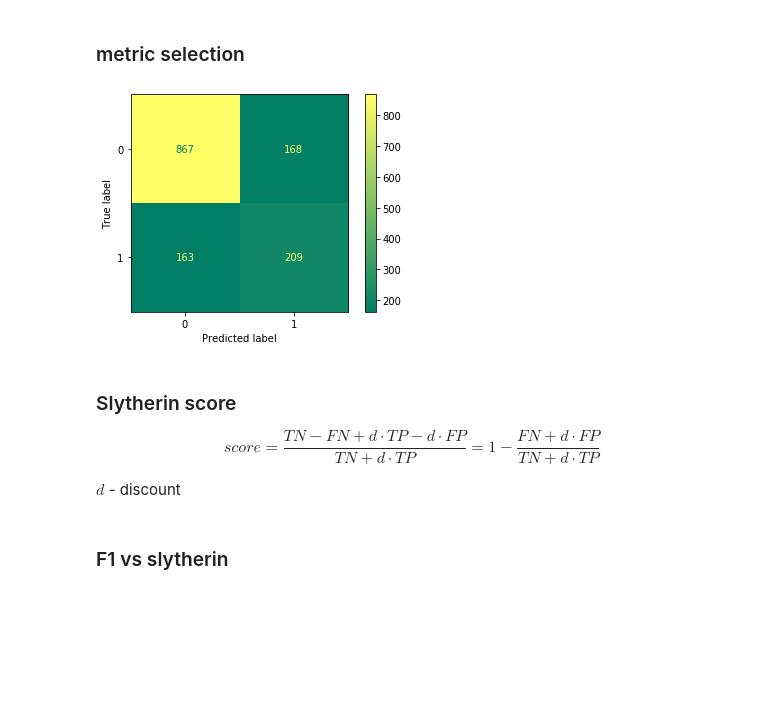
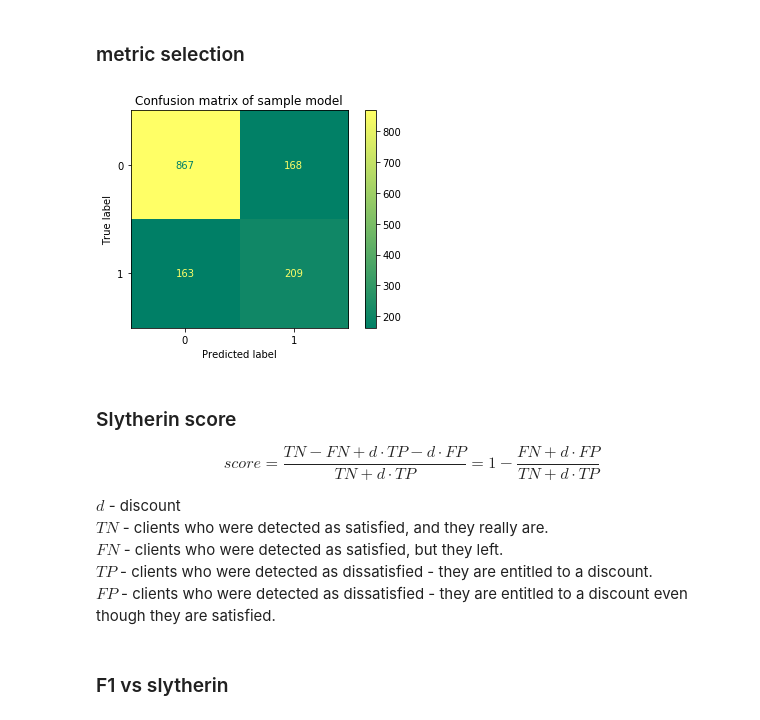
Before and after one commit to infoshareacademy/jdszr6-slytherin_group, a Jupyter notebook: ML_project/mk_scripts/models_comparison.ipynb, the cells around one changed output. Cells and saved outputs as stored; diff of their text form; code cells hidden in the pictures; blank space fills up the shorter version.

```diff
--- a/ML_project/mk_scripts/models_comparison.ipynb
+++ b/ML_project/mk_scripts/models_comparison.ipynb
@@ -230,15 +241,19 @@ sample_model = KNeighborsClassifier()
 sample_model.fit(X_train, y_train);
 # %%
 plot_confusion_matrix(sample_model, X_val, y_val, cmap="summer");
+plt.title("Confusion matrix of sample model");
 # %% [output]
-[figure, old version]
+[figure, new version]
 # %% [markdown]
 ### Slytherin score
 
 $$ score = \frac{TN - FN + d\cdot TP - d\cdot FP}{TN + d\cdot TP} = 1 - \frac{FN + d\cdot FP}{TN + d\cdot TP}$$
 
-
 $d$ - discount
+$TN$ - clients who were detected as satisfied, and they really are.
+$FN$ - clients who were detected as satisfied, but they left.
+$TP$ - clients who were detected as dissatisfied - they are entitled to a discount.
+$FP$ -  clients who were detected as dissatisfied - they are entitled to a discount even though they are satisfied.
 # %%
 slytherin_score = make_scorer(function)
 # %% [markdown]
```
Also changed, not shown: parts of 42 cells of this notebook, 1 other file.
